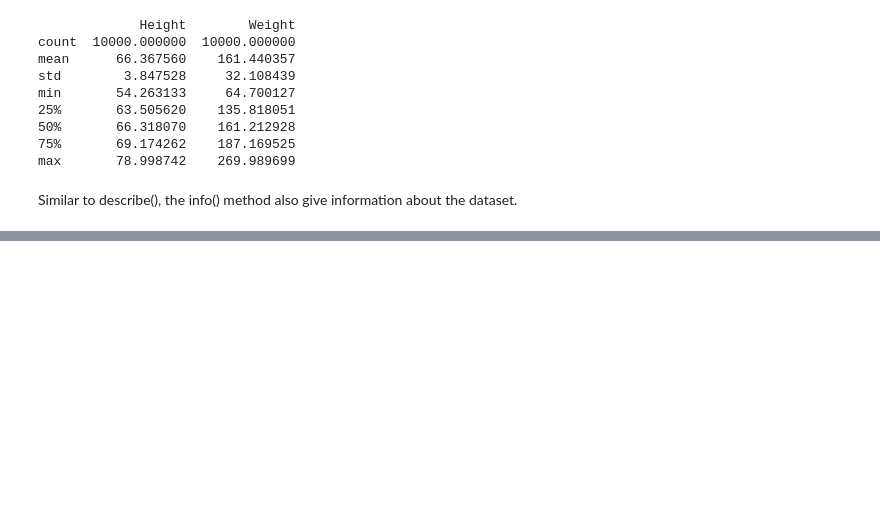
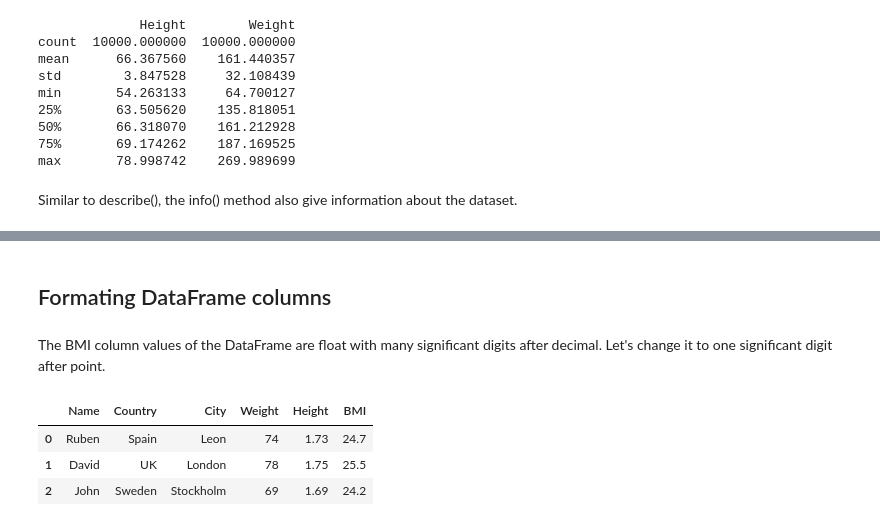
Before and after one commit to rublaman/30-Days-Of-Python, a Jupyter notebook: 25_Day_Pandas/pandas.ipynb, the cells around one changed output, grey strips where cells are left out. Saved outputs shown, nothing was run; the diff lists cells and outputs as text; code cells hidden in the pictures; blank space fills up the shorter version.

```diff
--- a/25_Day_Pandas/pandas.ipynb
+++ b/25_Day_Pandas/pandas.ipynb
@@ -279,0 +367,12 @@ Similar to describe(), the info() method also give information about the dataset
+# %% [markdown]
+## Formating DataFrame columns
+# %% [markdown]
+The BMI column values of the DataFrame are float with many significant digits after decimal. Let's change it to one significant digit after point.
+# %%
+df['BMI'] = round(df['BMI'], 1)
+df
+# %% [output]
+|  | Name | Country | City | Weight | Height | BMI |
+| 0 | Ruben | Spain | Leon | 74 | 1.73 | 24.7 |
+| 1 | David | UK | London | 78 | 1.75 | 25.5 |
+| 2 | John | Sweden | Stockholm | 69 | 1.69 | 24.2 |
```
Also changed, not shown: parts of 29 cells of this notebook.
